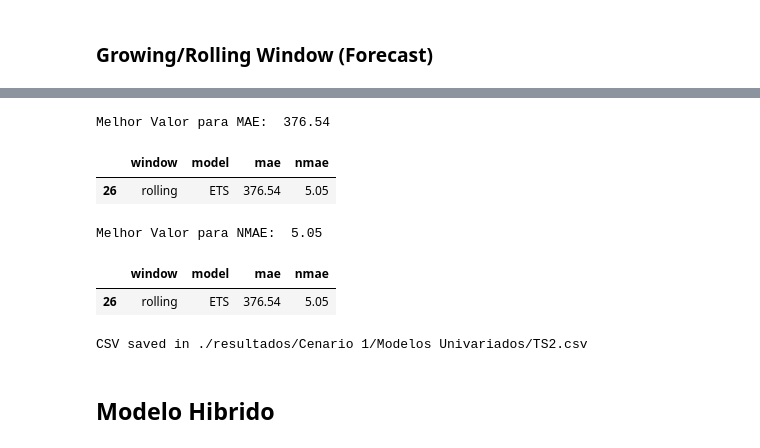
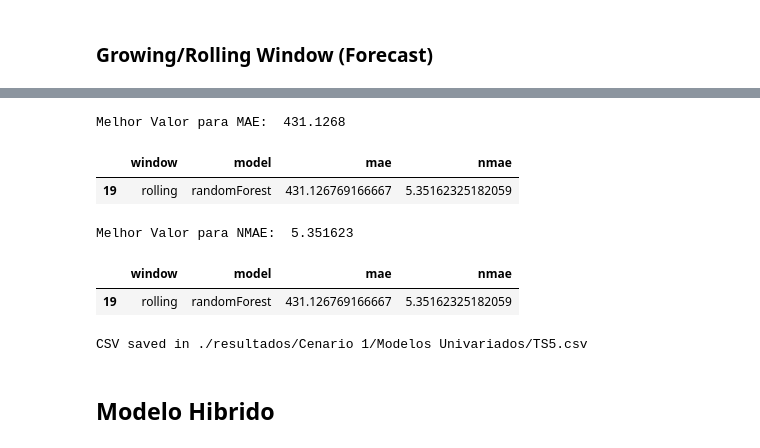
Before and after one commit to JoaoGuedes01/TIAPOSE_R_Data_Mining, a Jupyter notebook: Jupyter/Modeling (CRISP-DM).ipynb, the cells around one changed output, grey strips where cells are left out. Drawn from its saved outputs; the diff is of its cells as text; code cells hidden in the pictures.

```diff
--- a/Jupyter/Modeling (CRISP-DM).ipynb
+++ b/Jupyter/Modeling (CRISP-DM).ipynb
@@ -40,7 +40,7 @@ Registered S3 method overwritten by 'quantmod':
 ### Importar os Dados
 # %%
 # Importar os dados
-data <- read.csv(file = './cenarios/Cenario 1/TS1.csv')
+data <- read.csv(file = './cenarios/Cenario 1/TS5.csv')
 
 # Retirar a coluna X (Index)
 data = data %>% select(-X)
@@ -789,27 +781,27 @@ ERROR: Error in mode == "incremental": comparison (1) is possible only for atomi
 # %%
 # Lowest MAE Value in Hibrid Modeling
 lowestmae = min(as.numeric(resdf[,3]))
 cat("Melhor Valor para MAE: ", lowestmae)
 # Encontrar as linhas que possuem o menor valor para MAE
 resdf[resdf$mae %in%lowestmae,]
 
 # Lowest NMAE Value in Hibrid Modeling
 lowestnmae = min(as.numeric(resdf[,4]))
 cat("Melhor Valor para NMAE: ", lowestnmae)
 # Encontrar as linhas que possuem o menor valor para NMAE
 resdf[resdf$nmae %in% lowestnmae,]
 
 
 # Save the Results
-saveResults('1',"u",'2')
+saveResults('1',"u",'5')
 # %% [output]
-Melhor Valor para MAE:  376.54
+Melhor Valor para MAE:  431.1268
 |  | window | model | mae | nmae |
-| 26 | rolling | ETS | 376.54 | 5.05 |
+| 19 | rolling | randomForest | 431.126769166667 | 5.35162325182059 |
-Melhor Valor para NMAE:  5.05
+Melhor Valor para NMAE:  5.351623
 |  | window | model | mae | nmae |
-| 26 | rolling | ETS | 376.54 | 5.05 |
+| 19 | rolling | randomForest | 431.126769166667 | 5.35162325182059 |
-CSV saved in ./resultados/Cenario 1/Modelos Univariados/TS2.csv
+CSV saved in ./resultados/Cenario 1/Modelos Univariados/TS5.csv
 # %% [markdown]
 ## Modelo Hibrido
 # %%
```
Also changed, not shown: parts of 25 cells of this notebook, 25 other files.
